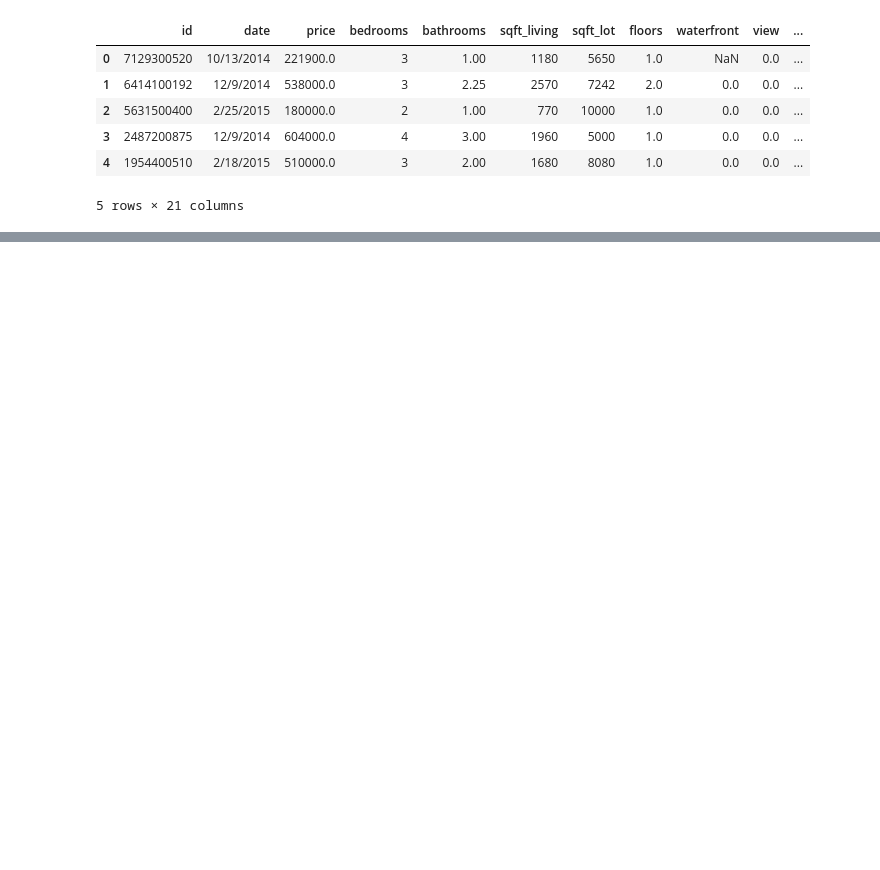
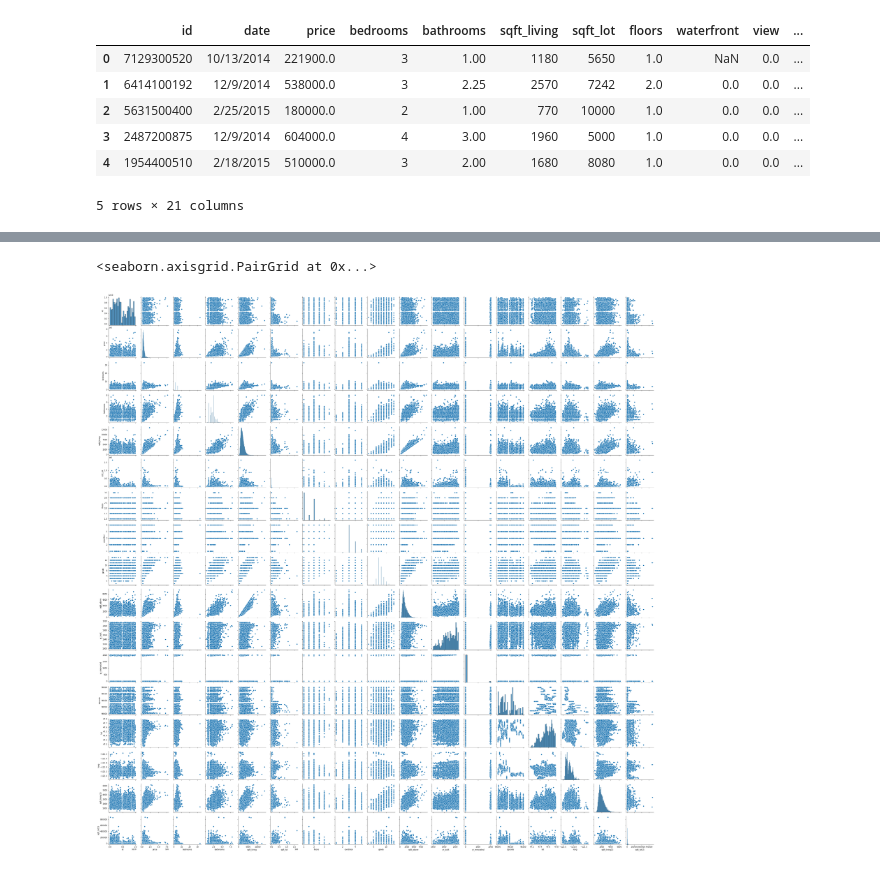
Before and after one commit to MMJGGR/Phase_2_project, a Jupyter notebook: work_in_progress/Richard.ipynb, the cells around one changed output, grey strips where cells are left out. Cells and saved outputs as stored; diff of their text form; code cells hidden in the pictures; blank space fills up the shorter version.

```diff
--- a/work_in_progress/Richard.ipynb
+++ b/work_in_progress/Richard.ipynb
@@ -13,0 +126,13 @@ data.head()
+# %%
+# Convert waterfront and view from float to string objects which is more appropriate for categorical data
+data['view'] = data['view'].astype(str)
+data['waterfront'] = data['waterfront'].astype(str)
+# %%
+waterfront_mode = data.waterfront.mode()
+view_mode = data.view.mode()
+median_year = data.yr_renovated.median()
+
+data.waterfront.fillna(waterfront_mode, inplace = True)
+data.view.fillna(view_mode, inplace = True)
+data.yr_renovated.fillna(median_year, inplace = True)
+data['yr_renovated'] = data['yr_renovated'].astype('int64')
@@ -13,0 +171,5 @@ data.head()
+# %%
+sns.pairplot(data=data)
+# %% [output]
+<seaborn.axisgrid.PairGrid at 0x...>
+[figure, added]
```
Also changed, not shown: parts of 20 cells of this notebook, 1 other file.
